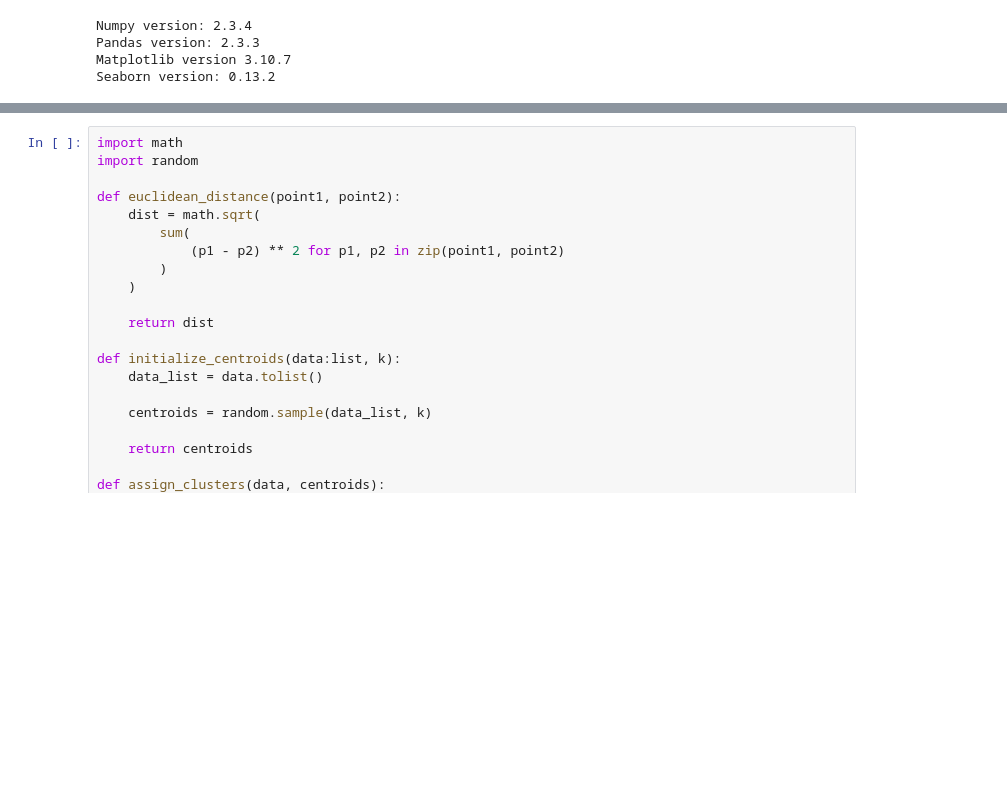
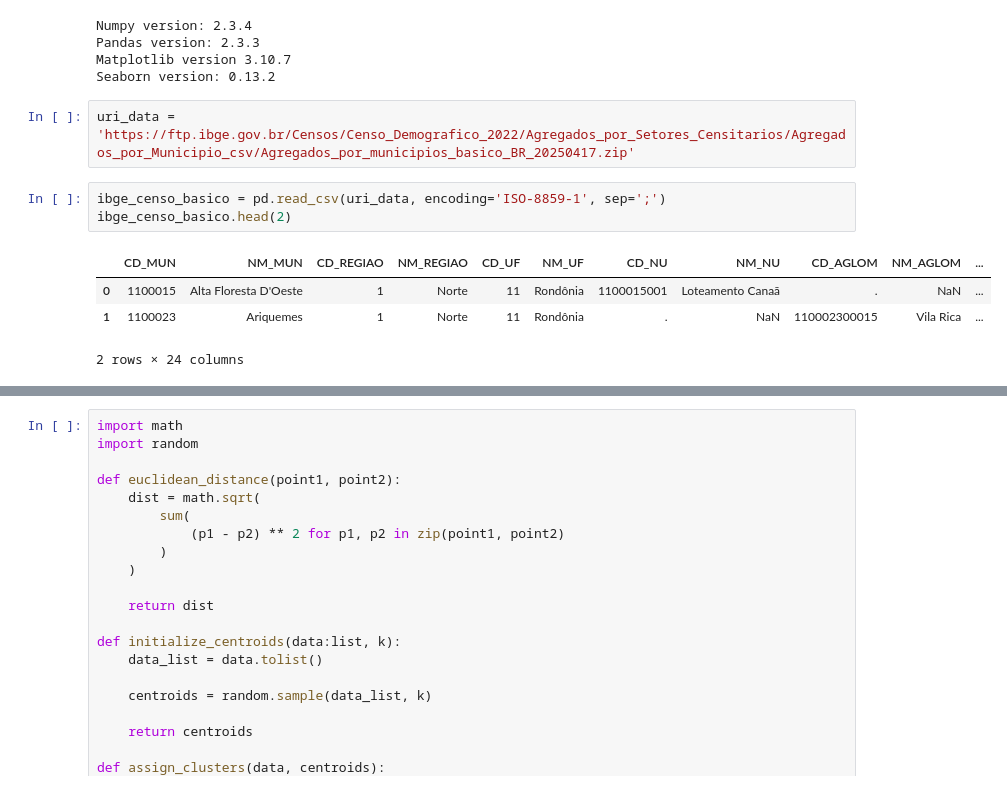
Before and after one commit to andradewagner/kmeansclustering, a Jupyter notebook: ibgev1.ipynb, the cells around one changed output, grey strips where cells are left out. Cells and saved outputs as stored; diff of their text form; blank space fills up the shorter version.

Commit message:
criando ajuste para dataframe do censo do ibge

```diff
--- a/ibgev1.ipynb
+++ b/ibgev1.ipynb
@@ -13,3 +13,13 @@ Numpy version: 2.3.4
 Pandas version: 2.3.3
 Matplotlib version 3.10.7
 Seaborn version: 0.13.2
+# %%
+uri_data = 'https://ftp.ibge.gov.br/Censos/Censo_Demografico_2022/Agregados_por_Setores_Censitarios/Agregados_por_Municipio_csv/Agregados_por_municipios_basico_BR_20250417.zip'
+# %%
+ibge_censo_basico = pd.read_csv(uri_data, encoding='ISO-8859-1', sep=';')
+ibge_censo_basico.head(2)
+# %% [output]
+|  | CD_MUN | NM_MUN | CD_REGIAO | NM_REGIAO | CD_UF | NM_UF | CD_NU | NM_NU | CD_AGLOM | NM_AGLOM | ... |
+| 0 | 1100015 | Alta Floresta D'Oeste | 1 | Norte | 11 | Rondônia | 1100015001 | Loteamento Canaã | . | NaN | ... |
+| 1 | 1100023 | Ariquemes | 1 | Norte | 11 | Rondônia | . | NaN | 110002300015 | Vila Rica | ... |
+2 rows × 24 columns
```
Also changed, not shown: parts of 5 cells of this notebook.
